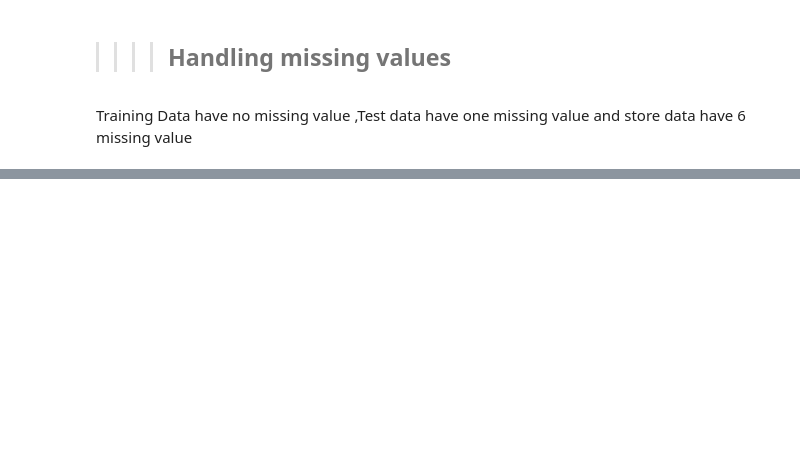
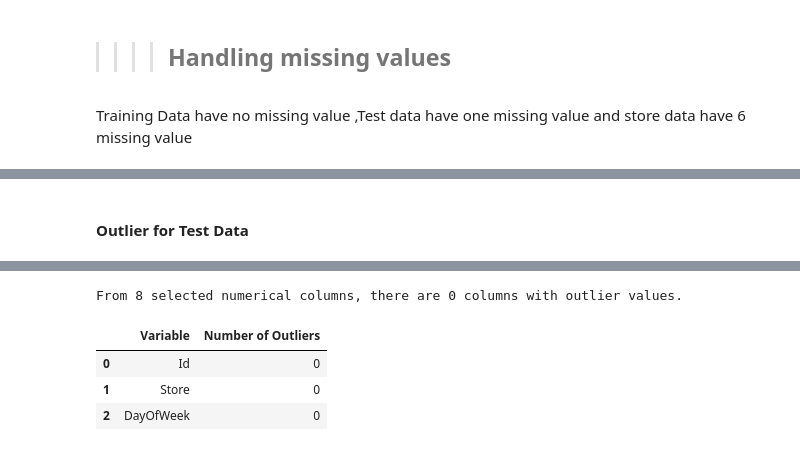
Before and after one commit to hanaDemma/Pharmaceuticals-finance-data-Analysis-week-4, a Jupyter notebook: notebooks/exploratory_analysis.ipynb, the cells around one changed output, grey strips where cells are left out. Saved outputs shown, nothing was run; the diff lists cells and outputs as text; code cells hidden in the pictures; blank space fills up the shorter version.

```diff
--- a/notebooks/exploratory_analysis.ipynb
+++ b/notebooks/exploratory_analysis.ipynb
@@ -252,0 +278,5 @@ store_data.head(10)
+# %% [markdown]
+#### Outlier for Test Data
+# %%
+get_outlier_summary(test_data,['Id','Store','DayOfWeek'])
+# %% [output]
@@ -252,0 +285,5 @@ store_data.head(10)
+From 8 selected numerical columns, there are 0 columns with outlier values.
+|  | Variable | Number of Outliers |
+| 0 | Id | 0 |
+| 1 | Store | 0 |
+| 2 | DayOfWeek | 0 |
```
Also changed, not shown: parts of 19 cells of this notebook, 2 other files.
